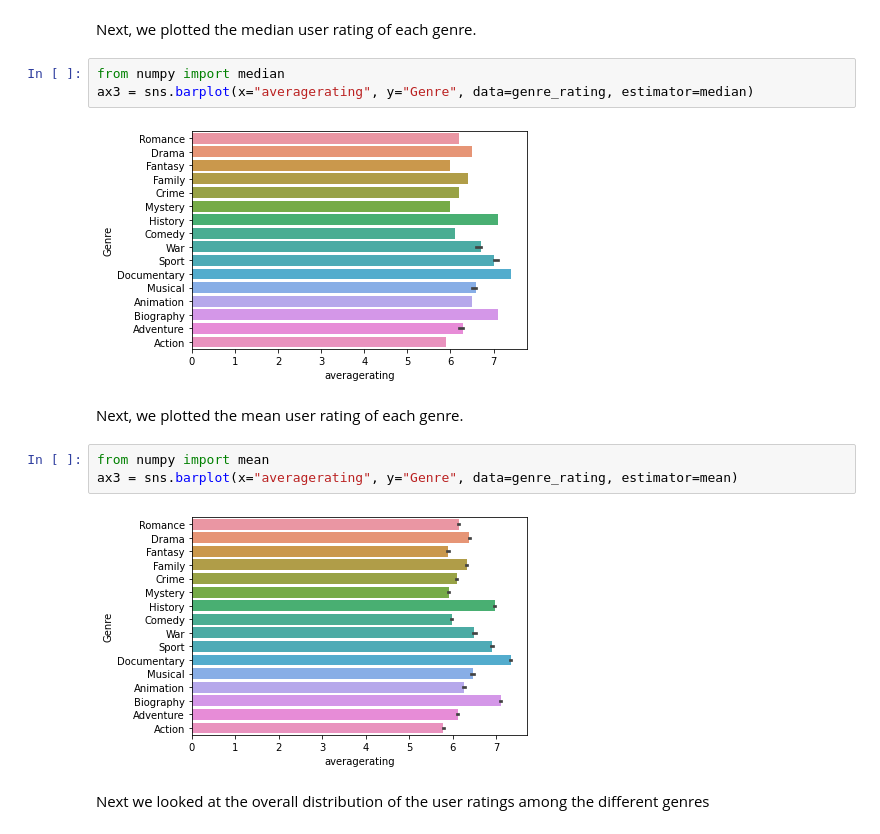
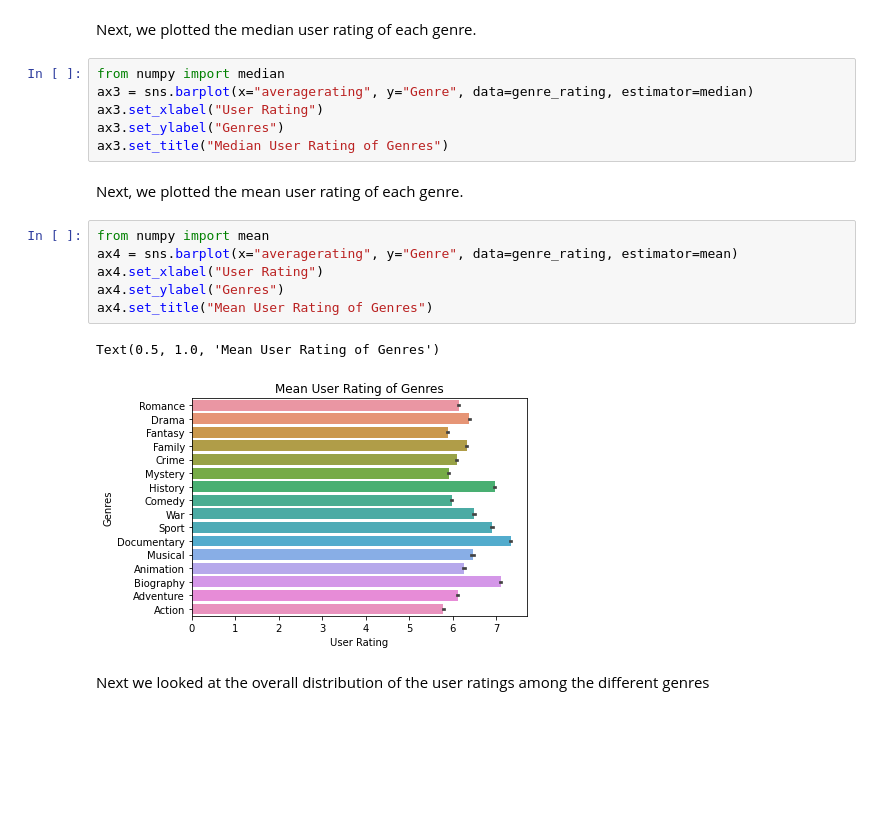
Before and after one commit to halemade/film_recommendations, a Jupyter notebook: genre_directors_ratings.ipynb, the cells around one changed output. Saved outputs shown, nothing was run; the diff lists cells and outputs as text; blank space fills up the shorter version.

```diff
--- a/genre_directors_ratings.ipynb
+++ b/genre_directors_ratings.ipynb
@@ -128,15 +128,20 @@ Next, we plotted the median user rating of each genre.
 # %%
 from numpy import median
 ax3 = sns.barplot(x="averagerating", y="Genre", data=genre_rating, estimator=median)
+ax3.set_xlabel("User Rating")
+ax3.set_ylabel("Genres")
+ax3.set_title("Median User Rating of Genres")
-# %% [output]
-[figure, removed]
 # %% [markdown]
 Next, we plotted the mean user rating of each genre.
 # %%
 from numpy import mean
-ax3 = sns.barplot(x="averagerating", y="Genre", data=genre_rating, estimator=mean)
+ax4 = sns.barplot(x="averagerating", y="Genre", data=genre_rating, estimator=mean)
+ax4.set_xlabel("User Rating")
+ax4.set_ylabel("Genres")
+ax4.set_title("Mean User Rating of Genres")
 # %% [output]
+Text(0.5, 1.0, 'Mean User Rating of Genres')
-[figure, old version]
+[figure, new version]
 # %% [markdown]
 Next we looked at the overall distribution of the user ratings among the different genres
 # %%
```
Also changed, not shown: 1 other file.
